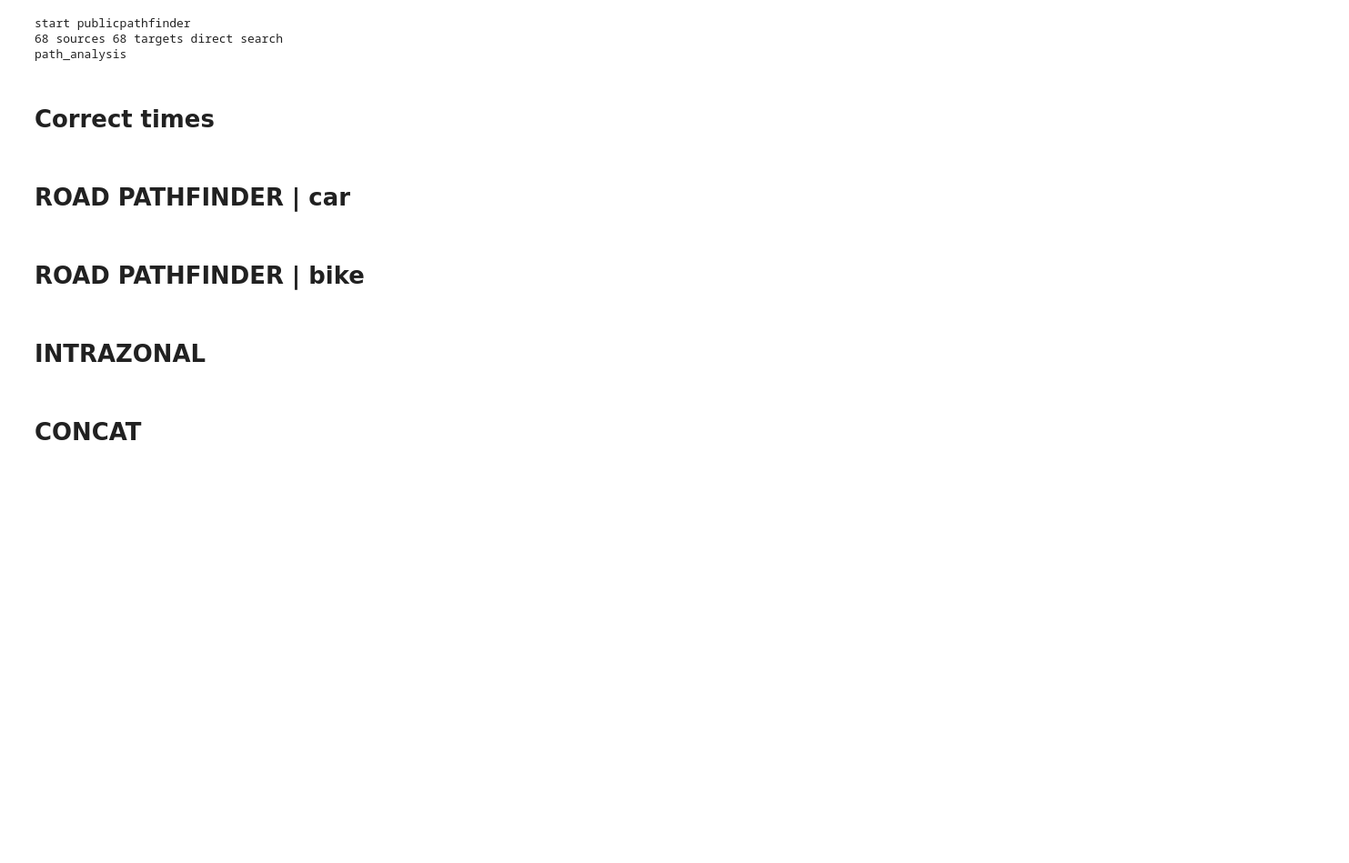
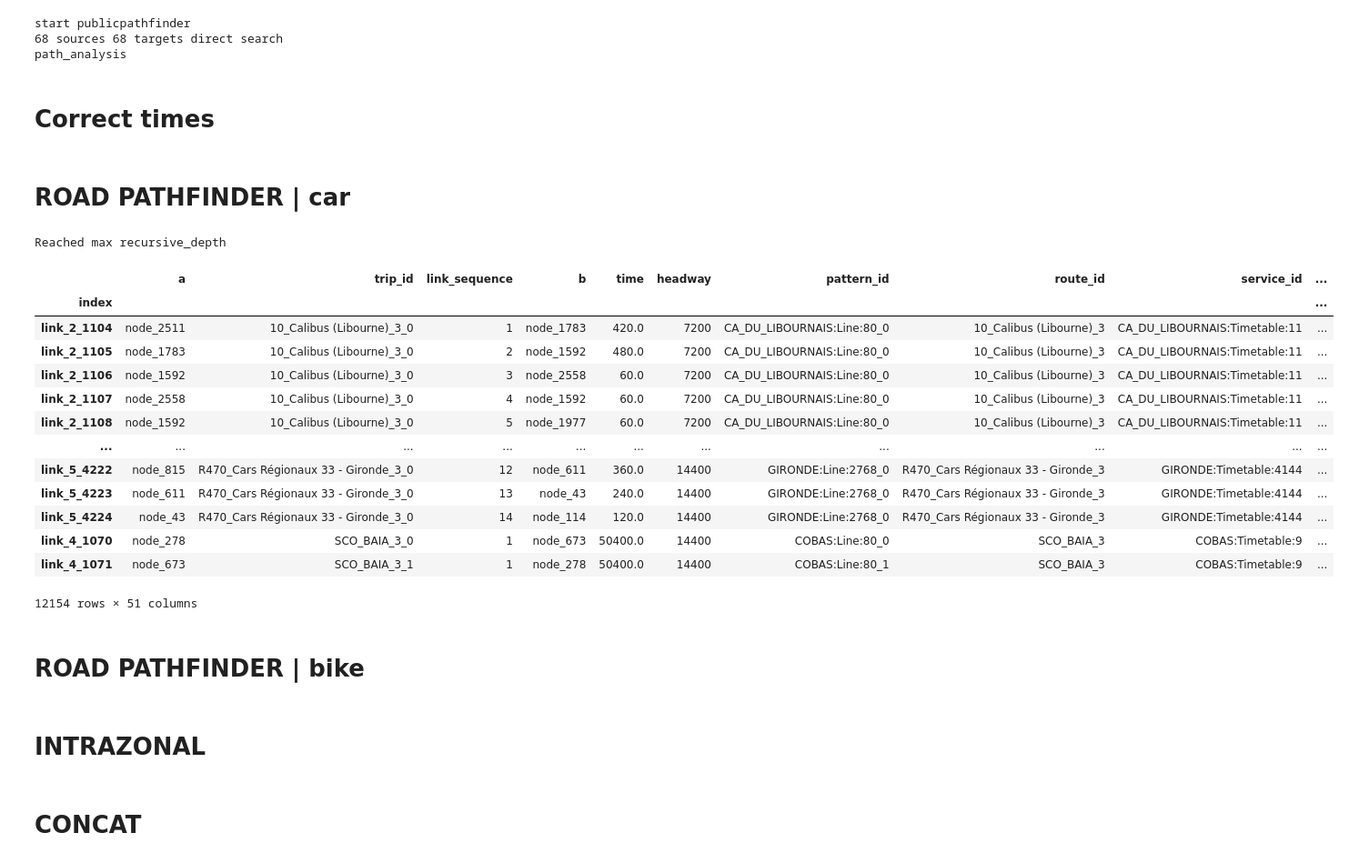
Before and after one commit to systragroup/quetzal_must-b, a Jupyter notebook: notebooks/2_model/A10_pathfinders.ipynb, the cells around one changed output. Shown at 91% size. Cells and saved outputs as stored; diff of their text form; code cells hidden in the pictures; blank space fills up the shorter version.

```diff
--- a/notebooks/2_model/A10_pathfinders.ipynb
+++ b/notebooks/2_model/A10_pathfinders.ipynb
@@ -389,4 +363,0 @@ sm_car_pt.zone_to_road.loc[sm_car_pt.zone_to_road['direction'] == 'access', 'b']
-# %%
-sm_car_pt.road_links = pd.concat([sm_car_pt.road_links, inbound_road_links])
-sm_car_pt.road_nodes = pd.concat([sm_car_pt.road_nodes, inbound_road_nodes])
-sm_car_pt.road_to_transit = pd.concat([sm_car_pt.road_to_transit, road_to_transit_inbound])
@@ -393,10 +418,33 @@ sm_car_pt.road_to_transit = pd.concat([sm_car_pt.road_to_transit, road_to_transi
 # %%
+### Idée utiliser les deux tailles de connecteurs
+
+sm_car_pt.preparation_ntlegs(
+    zone_to_road=False,
+    zone_to_transit=True,
+    road_to_transit=False,
+    n_ntlegs = 10,
+    max_ntleg_length = 10000
+)
+
+sm_car_pt._add_type_prefixes(
+    prefixes={
+        'zone_to_transit': 'ztt_'
+    }
+)
+
+sm_car_pt.preparation_footpaths(speed=WALK_SPEED/WALK_TIME_FACTOR, max_length=500)
+
+sm_car_pt.zone_to_transit.loc[sm_car_pt.zone_to_transit['direction'] == 'access', 'speed'] = 40 ### arbitrary car speed atcf
+sm_car_pt.zone_to_transit.loc[sm_car_pt.zone_to_transit['direction'] == 'eggress', 'speed'] = WALK_SPEED/WALK_TIME_FACTOR
+
+sm_car_pt.zone_to_transit['time'] = sm_car_pt.zone_to_transit['distance']/sm_car_pt.zone_to_transit['speed']*3.6
+
 sm_car_pt.step_pt_pathfinder(
     broken_modes=False, broken_routes=False,
     walk_on_road=True
 )
 
-sm_car_pt.analysis_pt_route_type(['car', 'bike'])
+sm_car_pt.analysis_pt_route_type(['rail', 'bike'])
 
 # remove intrazonal (handled differently)
 sm_car_pt.pt_los = sm_car_pt.pt_los[sm_car_pt.pt_los['origin']!=sm_car_pt.pt_los['destination']]
@@ -407,6 +455,7 @@ start publicpathfinder
 path_analysis
 # %%
 sm_car_pt.pt_los = sm_car_pt.pt_los.loc[sm_car_pt.pt_los['route_type'] == 'rail']
+sm_car_pt.pt_los['pathfinder_session'] = 'car_pt'
 # %%
 # COMPUTE FARES
 links_mode = {}
@@ -458,4 +510,12 @@ sm.pt_los = pd.concat([sm.pt_los, sm_bike_pt.pt_los, sm_car_pt.pt_los])
 # %% [markdown]
 # ROAD PATHFINDER | car
+# %%
+sm_car = sm.copy()
+sm_car.road_links = sm_car.road_links.loc[sm_car.road_links['car']]
+sm_car.road_nodes = sm_car.road_nodes.loc[sm_car.road_nodes['car']]
+
+sm_car.integrity_fix_road_network()
+# %% [output]
+Reached max recursive_depth
 # %%
 # empty volumes
@@ -465,6 +538,6 @@ sm.volumes.reset_index(inplace=True)
 # %%
-sm.step_road_pathfinder(method='aon')
+sm_car.step_road_pathfinder(method='aon')
 # remove intrazonal (handled differently)
-sm.car_los = sm.car_los[sm.car_los['origin']!=sm.car_los['destination']]
-sm.car_los['pathfinder_session'] = 'car_aon'
+sm_car.car_los = sm_car.car_los[sm_car.car_los['origin']!=sm_car.car_los['destination']]
+sm_car.car_los['pathfinder_session'] = 'car_aon'
 # %%
@@ -473,2 +546,19 @@ sm.analysis_car_length()
+# %%
+sm.links
+# %% [output]
+|  | a | trip_id | link_sequence | b | time | headway | pattern_id | route_id | service_id | ... |
+| index |  |  |  |  |  |  |  |  |  | ... |
+| link_2_1104 | node_2511 | 10_Calibus (Libourne)_3_0 | 1 | node_1783 | 420.0 | 7200 | CA_DU_LIBOURNAIS:Line:80_0 | 10_Calibus (Libourne)_3 | CA_DU_LIBOURNAIS:Timetable:11 | ... |
+| link_2_1105 | node_1783 | 10_Calibus (Libourne)_3_0 | 2 | node_1592 | 480.0 | 7200 | CA_DU_LIBOURNAIS:Line:80_0 | 10_Calibus (Libourne)_3 | CA_DU_LIBOURNAIS:Timetable:11 | ... |
+| link_2_1106 | node_1592 | 10_Calibus (Libourne)_3_0 | 3 | node_2558 | 60.0 | 7200 | CA_DU_LIBOURNAIS:Line:80_0 | 10_Calibus (Libourne)_3 | CA_DU_LIBOURNAIS:Timetable:11 | ... |
+| link_2_1107 | node_2558 | 10_Calibus (Libourne)_3_0 | 4 | node_1592 | 60.0 | 7200 | CA_DU_LIBOURNAIS:Line:80_0 | 10_Calibus (Libourne)_3 | CA_DU_LIBOURNAIS:Timetable:11 | ... |
+| link_2_1108 | node_1592 | 10_Calibus (Libourne)_3_0 | 5 | node_1977 | 60.0 | 7200 | CA_DU_LIBOURNAIS:Line:80_0 | 10_Calibus (Libourne)_3 | CA_DU_LIBOURNAIS:Timetable:11 | ... |
+| ... | ... | ... | ... | ... | ... | ... | ... | ... | ... | ... |
+| link_5_4222 | node_815 | R470_Cars Régionaux 33 - Gironde_3_0 | 12 | node_611 | 360.0 | 14400 | GIRONDE:Line:2768_0 | R470_Cars Régionaux 33 - Gironde_3 | GIRONDE:Timetable:4144 | ... |
+| link_5_4223 | node_611 | R470_Cars Régionaux 33 - Gironde_3_0 | 13 | node_43 | 240.0 | 14400 | GIRONDE:Line:2768_0 | R470_Cars Régionaux 33 - Gironde_3 | GIRONDE:Timetable:4144 | ... |
+| link_5_4224 | node_43 | R470_Cars Régionaux 33 - Gironde_3_0 | 14 | node_114 | 120.0 | 14400 | GIRONDE:Line:2768_0 | R470_Cars Régionaux 33 - Gironde_3 | GIRONDE:Timetable:4144 | ... |
+| link_4_1070 | node_278 | SCO_BAIA_3_0 | 1 | node_673 | 50400.0 | 14400 | COBAS:Line:80_0 | SCO_BAIA_3 | COBAS:Timetable:9 | ... |
+| link_4_1071 | node_673 | SCO_BAIA_3_1 | 1 | node_278 | 50400.0 | 14400 | COBAS:Line:80_1 | SCO_BAIA_3 | COBAS:Timetable:9 | ... |
+12154 rows × 51 columns
 # %% [markdown]
 # ROAD PATHFINDER | bike
```
Also changed, not shown: parts of 52 cells of this notebook, 19 other files.
